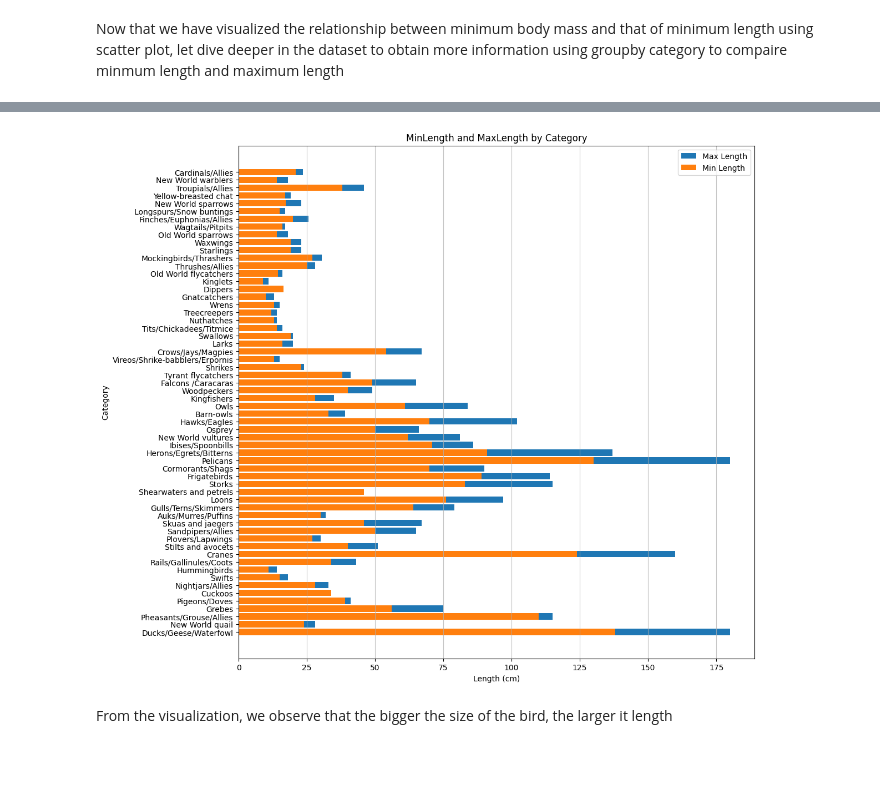
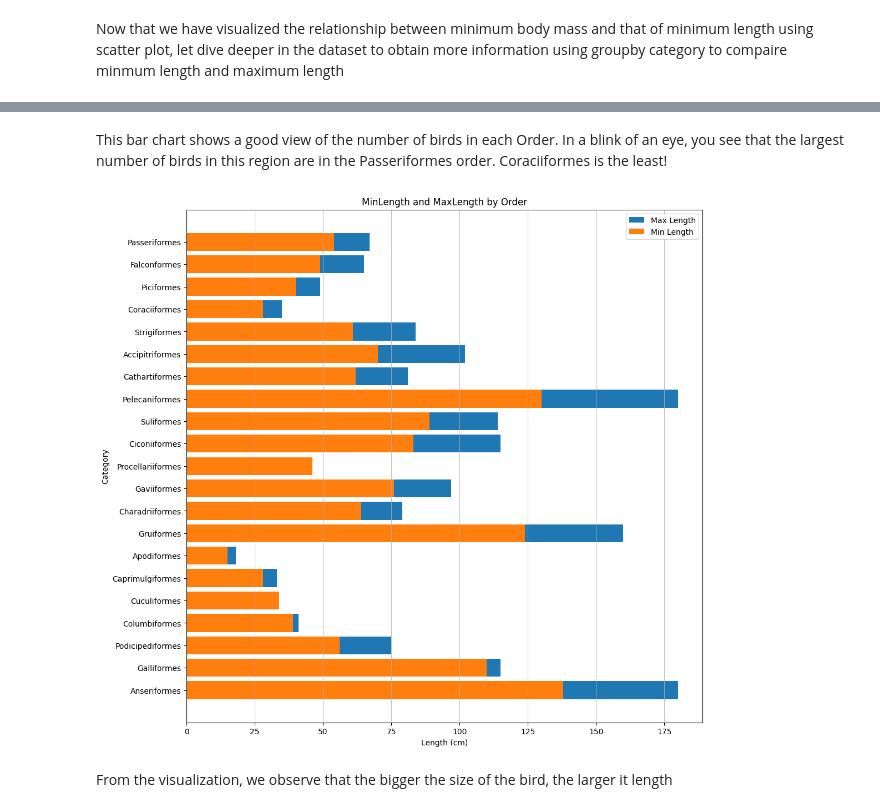
Before and after one commit to alhajisesay-a/ArewaDS_Machine_Learning_Assignment, a Jupyter notebook: WEEK2 Visualizing_data/visualizing_quantities/Assignment.ipynb, the cells around one changed output, grey strips where cells are left out. Drawn from its saved outputs; the diff is of its cells as text; code cells hidden in the pictures; blank space fills up the shorter version.

```diff
--- a/WEEK2 Visualizing_data/visualizing_quantities/Assignment.ipynb
+++ b/WEEK2 Visualizing_data/visualizing_quantities/Assignment.ipynb
@@ -149,21 +157,23 @@ Now that we have visualized the relationship between minimum body mass and that
+# %% [markdown]
+This bar chart shows a good view of the number of birds in each Order. In a blink of an eye, you see that the largest number of birds in this region are in the Passeriformes order. Coraciiformes is the least!
 # %%
 import matplotlib.pyplot as plt
 # Create a horizontal bar plot for MinLength and MaxLength by Category
 plt.figure(figsize=(12, 12))
 minLength = birds['MinLength']
 maxLength = birds['MaxLength']
-category = birds['Category']
+category = birds['Order']
 
 plt.barh(category, maxLength)
 plt.barh(category, minLength)
-plt.title('MinLength and MaxLength by Category')
+plt.title('MinLength and MaxLength by Order')
 plt.xlabel('Length (cm)')
 plt.ylabel('Category')
 plt.legend(['Max Length', 'Min Length'])
 plt.grid(axis='x', alpha=0.75)
 
 plt.show()
 # %% [output]
-[figure, old version]
+[figure, new version]
 # %% [markdown]
 From the visualization, we observe that the bigger the size of the bird, the larger it length
```
Also changed, not shown: parts of 1 cell of this notebook, 2 other files.
